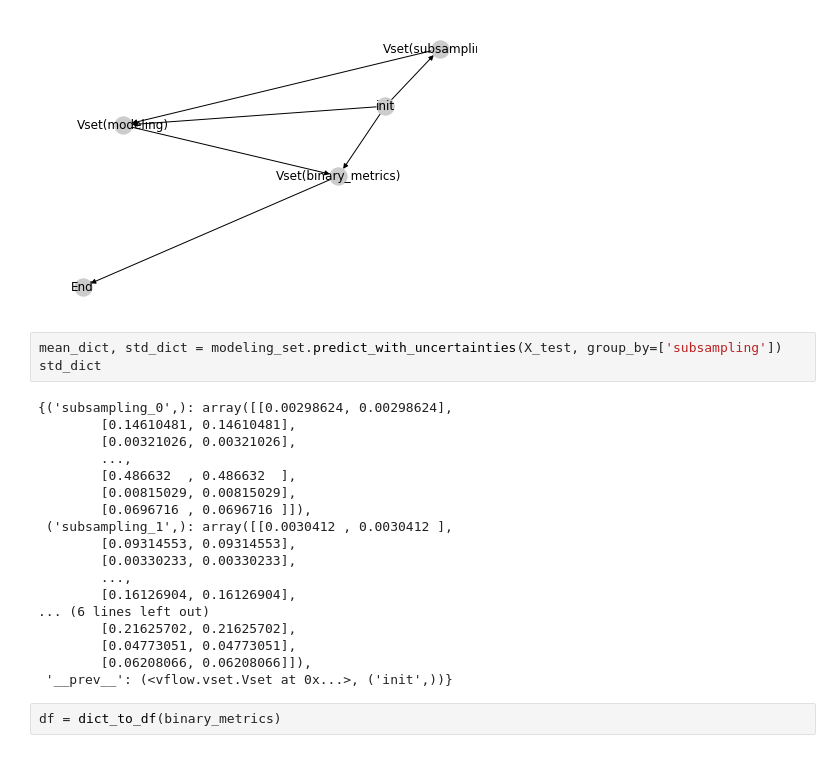
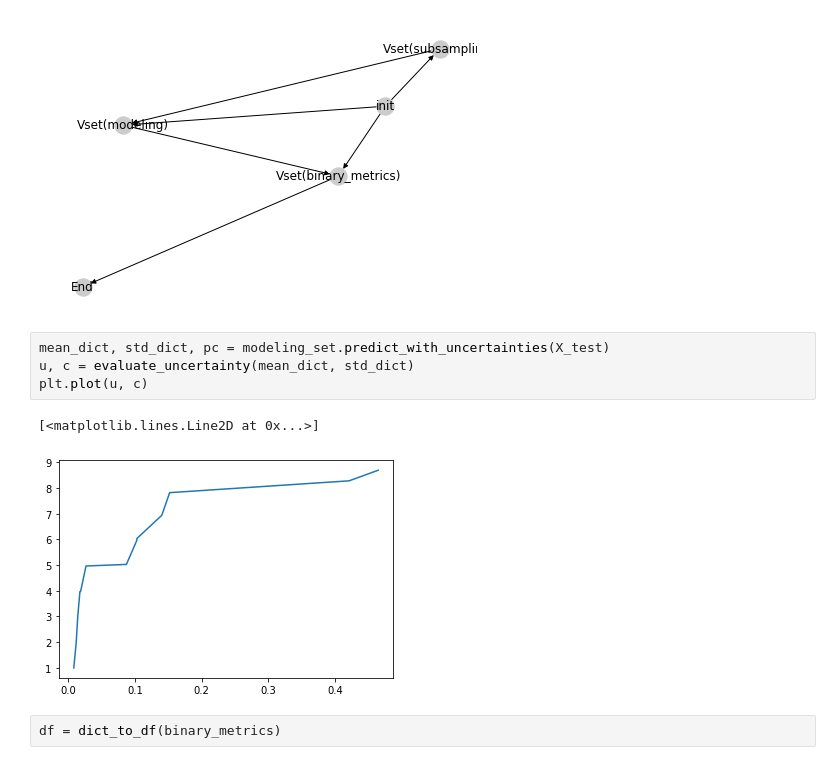
Before and after one commit to Yu-Group/veridical-flow, a Jupyter notebook: notebooks/00_synthetic_classification.ipynb, the cells around one changed output. Saved outputs shown, nothing was run; the diff lists cells and outputs as text.

```diff
--- a/notebooks/00_synthetic_classification.ipynb
+++ b/notebooks/00_synthetic_classification.ipynb
@@ -67,26 +70,12 @@ plt.show()
 # %% [output]
 [figure]
 # %%
-mean_dict, std_dict = modeling_set.predict_with_uncertainties(X_test, group_by=['subsampling'])
-std_dict
+mean_dict, std_dict, pc = modeling_set.predict_with_uncertainties(X_test)
+u, c = evaluate_uncertainty(mean_dict, std_dict)
+plt.plot(u, c)
 # %% [output]
-{('subsampling_0',): array([[0.00298624, 0.00298624],
-        [0.14610481, 0.14610481],
-        [0.00321026, 0.00321026],
-        ...,
-        [0.486632  , 0.486632  ],
-        [0.00815029, 0.00815029],
-        [0.0696716 , 0.0696716 ]]),
- ('subsampling_1',): array([[0.0030412 , 0.0030412 ],
-        [0.09314553, 0.09314553],
-        [0.00330233, 0.00330233],
-        ...,
-        [0.16126904, 0.16126904],
-... (6 lines left out)
-        [0.21625702, 0.21625702],
-        [0.04773051, 0.04773051],
-        [0.06208066, 0.06208066]]),
- '__prev__': (<vflow.vset.Vset at 0x...>, ('init',))}
+[<matplotlib.lines.Line2D at 0x...>]
+[figure, added]
 # %%
 df = dict_to_df(binary_metrics)
 # %% [output]
```
Also changed, not shown: parts of 1 cell of this notebook, 2 other files.
